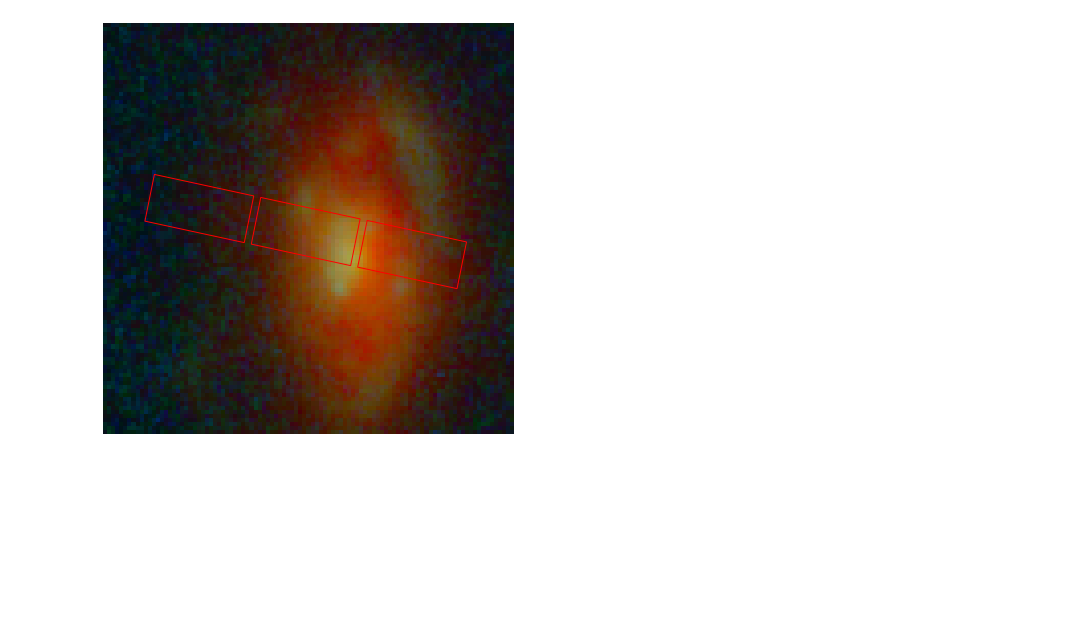
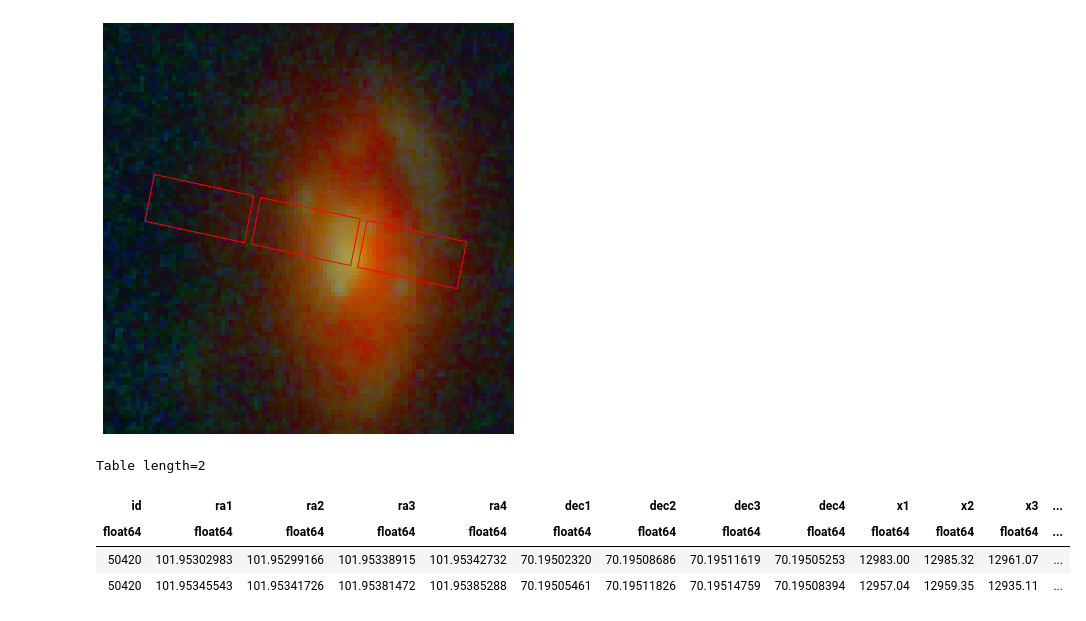
Before and after one commit to cosmic-spring/NIRSpec, a Jupyter notebook: msaexp NIRSpec draw slitlets.ipynb, the cells around one changed output. Cells and saved outputs as stored; diff of their text form; code cells hidden in the pictures; blank space fills up the shorter version.

Commit message:
extracting all slitlets and saving coordinates to output file

```diff
--- a/msaexp NIRSpec draw slitlets.ipynb
+++ b/msaexp NIRSpec draw slitlets.ipynb
@@ -203,3 +205,45 @@ ax.axis('off')
 plt.show()
 # %% [output]
 [figure]
+# %%
+outdata = []
+for s in slits:
+    id = s.meta['source_id']
+    radec = s.xy[0]
+    slitlets_radec.append(radec)
+    ra, dec = radec.T
+    slit_coordinates = SkyCoord(ra=ra*u.deg, dec=dec*u.deg)
+    xy = x, y = image_wcs.world_to_pixel(slit_coordinates)
+    outline = np.concatenate([np.array([id]), ra, dec, x, y])
+    #print(outline)
+    outdata.append(outline)
+# %%
+columns = ['id']
+for label in 'ra dec x y'.split():
+    for i in range(1,5):
+        name = label+'%d' % i
+        columns.append(name)
+
+#columns
+# %%
+outtable = Table(np.array(outdata), names=columns)
+# %%
+for column in list(outtable.columns):
+    if 'ra' in column:
+        outtable[column].format = '.8f'
+    elif 'dec' in column:
+        outtable[column].format = '.8f'
+    elif 'x' in column:
+        outtable[column].format = '.2f'
+    elif 'y' in column:
+        outtable[column].format = '.2f'
+    else:
+        outtable[column].format = '.0f'
+# %%
+outtable[:2]  # show a few rows
+# %% [output]
+Table length=2
+| id | ra1 | ra2 | ra3 | ra4 | dec1 | dec2 | dec3 | dec4 | x1 | x2 | x3 | ... |
+| float64 | float64 | float64 | float64 | float64 | float64 | float64 | float64 | float64 | float64 | float64 | float64 | ... |
+| 50420 | 101.95302983 | 101.95299166 | 101.95338915 | 101.95342732 | 70.19502320 | 70.19508686 | 70.19511619 | 70.19505253 | 12983.00 | 12985.32 | 12961.07 | ... |
+| 50420 | 101.95345543 | 101.95341726 | 101.95381472 | 101.95385288 | 70.19505461 | 70.19511826 | 70.19514759 | 70.19508394 | 12957.04 | 12959.35 | 12935.11 | ... |
```
Also changed, not shown: parts of 3 cells of this notebook.
